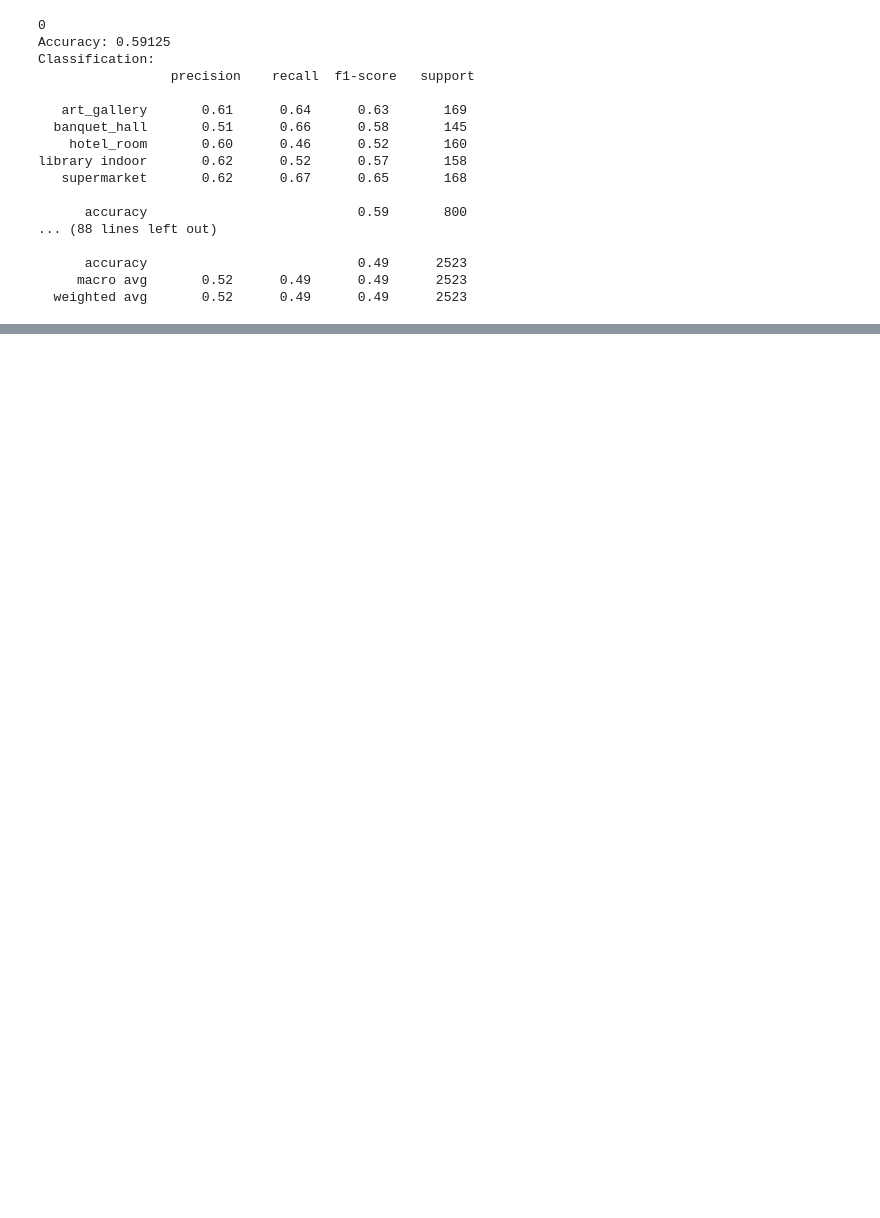
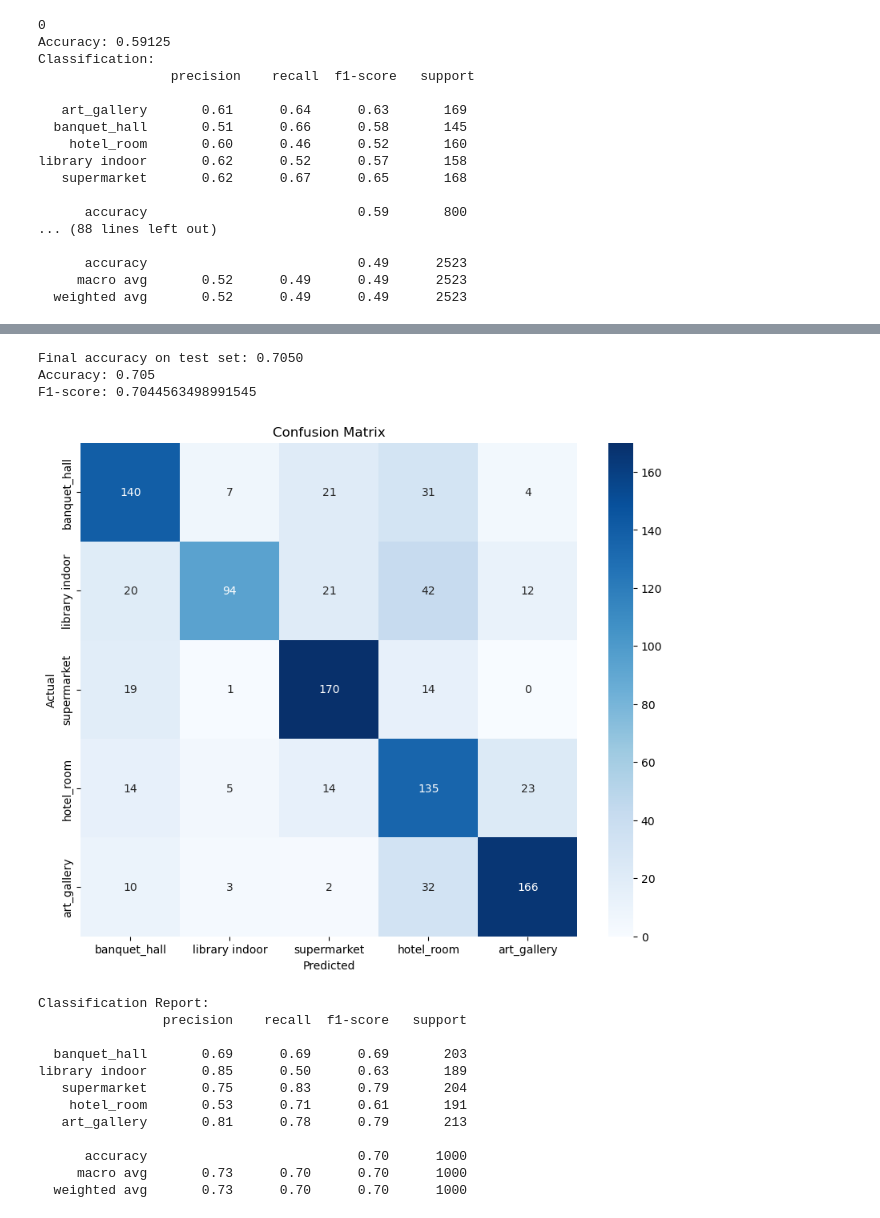
Before and after one commit to mvincentbb/CEREBRO_AI_PROJECT, a Jupyter notebook: Decision_tree_semi_supervid_.ipynb, the cells around one changed output, grey strips where cells are left out. Drawn from its saved outputs; the diff is of its cells as text; code cells hidden in the pictures; blank space fills up the shorter version.

```diff
--- a/Decision_tree_semi_supervid_.ipynb
+++ b/Decision_tree_semi_supervid_.ipynb
@@ -247,5 +258,9 @@ Proba_unlabeled=clf.predict_proba(X_unlabeled)
 Proba_labeled=clf.predict_proba(X_labeled)
 
 y_pred_labeled=clf.predict(X_labeled)
-print("Accuracy:", accuracy_score(y_labeled, y_pred_labeled))
-print("Classification:\n", classification_report(y_labeled, y_pred_labeled))
+print("Accuracy labeled:", accuracy_score(y_labeled, y_pred_labeled))
+print("Classification labeled:\n", classification_report(y_labeled, y_pred_labeled))
+
+y_pred_test=clf.predict(X_test)
+print("Accuracy test:", accuracy_score(y_test, y_pred_test))
+print("Classification test:\n", classification_report(y_test, y_pred_test))
@@ -470,0 +367,4 @@ Classification:
+# %%
+# Load VGG16 model + higher level layers
+base_model = VGG16(weights='imagenet', include_top=False, input_shape=(256, 256, 3))
+model = Model(inputs=base_model.input, outputs=base_model.get_layer('block5_pool').output)
@@ -470,0 +416,7 @@ Classification:
+# %%
+n_components = 100
+pca = PCA(n_components=n_components)
+X = pca.fit_transform(X)
+# %%
+X_train, X_test, y_train, y_test = train_test_split(X, y, test_size=0.2, random_state=0)
+print(len(X_train))
@@ -470,0 +487,51 @@ Classification:
+# %%
+
+
+
+# Testing the final model accuracy on the test set
+y_test = label_encoder.fit_transform(y_test)
+y_pred = clf.predict(X_test)
+final_accuracy = accuracy_score(y_test, y_pred)
+print(f"Final accuracy on test set: {final_accuracy:.4f}")
+
+
+# Calculate accuracy
+accuracy = accuracy_score(y_test, y_pred)
+print(f'Accuracy: {accuracy}')
+
+# Calculate F1-score
+f1 = f1_score(y_test, y_pred, average='weighted')
+print(f'F1-score: {f1}')
+
+# Generate confusion matrix
+conf_matrix = confusion_matrix(y_test, y_pred)
+
+# Plot confusion matrix
+plt.figure(figsize=(10, 8))
+sns.heatmap(conf_matrix, annot=True, fmt='d', cmap='Blues', xticklabels=label_names, yticklabels=label_names)
+plt.ylabel('Actual')
+plt.xlabel('Predicted')
+plt.title('Confusion Matrix')
+plt.show()
+
+# Classification report
+class_report = classification_report(y_test, y_pred, target_names=label_names)
+print('Classification Report:')
+print(class_report)
+# %% [output]
+Final accuracy on test set: 0.7050
+Accuracy: 0.705
+F1-score: 0.7044563498991545
+[figure, added]
+Classification Report:
+                precision    recall  f1-score   support
+
+  banquet_hall       0.69      0.69      0.69       203
+library indoor       0.85      0.50      0.63       189
+   supermarket       0.75      0.83      0.79       204
+    hotel_room       0.53      0.71      0.61       191
+   art_gallery       0.81      0.78      0.79       213
+
+      accuracy                           0.70      1000
+     macro avg       0.73      0.70      0.70      1000
+  weighted avg       0.73      0.70      0.70      1000
```
Also changed, not shown: parts of 26 cells of this notebook.
